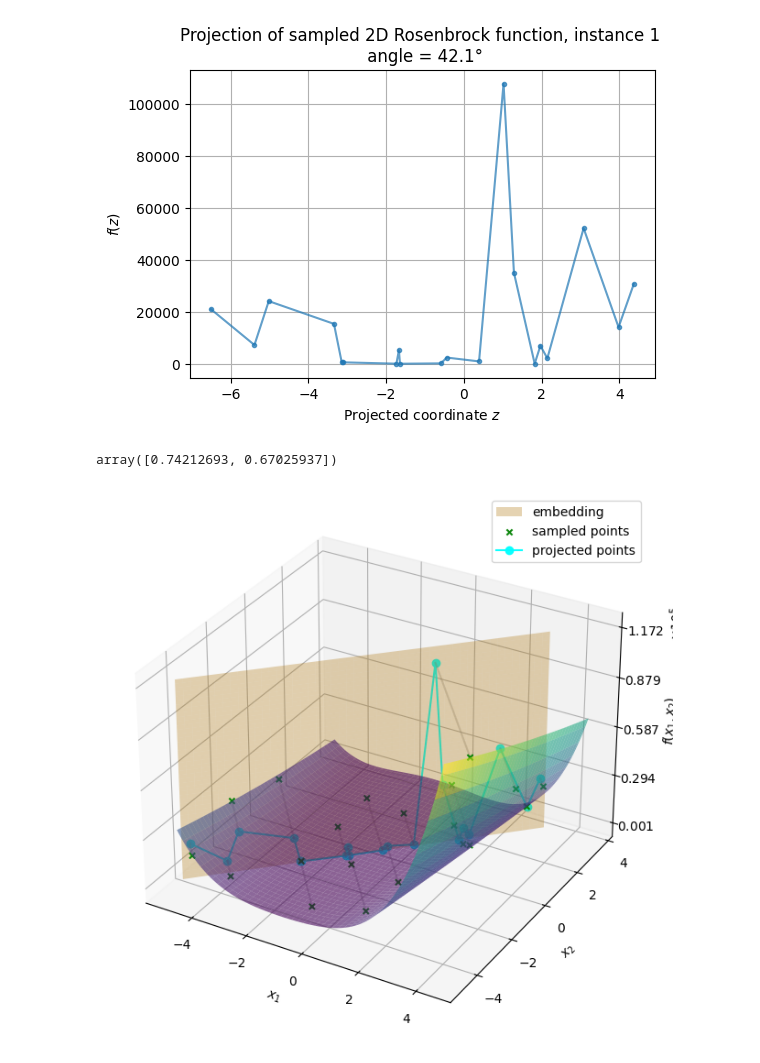
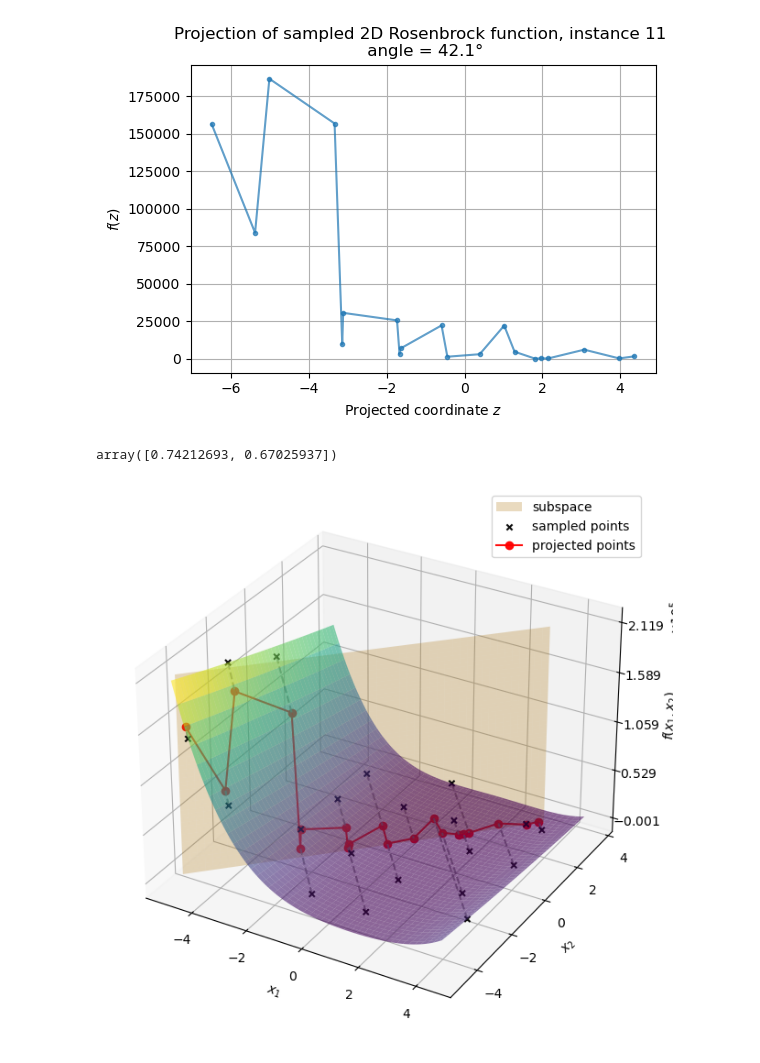
Before and after one commit to olarterodriguezivan/Dimensionality-Reduction-and-Projections, a Jupyter notebook: plotting_scripts/Untitled-1 copy.ipynb, the cells around one changed output. Cells and saved outputs as stored; diff of their text form; code cells hidden in the pictures.

```diff
--- a/plotting_scripts/Untitled-1 copy.ipynb
+++ b/plotting_scripts/Untitled-1 copy.ipynb
@@ -26,7 +26,7 @@ X = LatinHypercube(d=DIMENSION, optimization="lloyd",
                    seed=RANDOM_SEED).random(N_SAMPLES) * 10 - 5  # scale to [-5, 5]
 
 # Evaluate the problem
-func = get_problem(fid=8,instance=1,dimension=2)
+func = get_problem(fid=8,instance=11,dimension=2)
 f = np.array(func(X))
 
 
@@ -66,7 +66,7 @@ plt.grid(True)
 plt.savefig("1D_projection_{}_inst{}_angle{:.1f}.pdf".format(func.meta_data.name,func.meta_data.instance,angle_deg), bbox_inches='tight')
 plt.show()
 # %% [output]
-[figure, old version]
+[figure, new version]
 # %%
 u
 # %% [output]
@@ -148,37 +148,38 @@ ax.plot_surface(
     X_plane,
     Y_plane,
     Z,
     color='orange',
-    alpha=0.3,
-    label="embedding"
+    alpha=0.25,
+    label="subspace"
 )
 
-ax.scatter(X[:, 0], X[:, 1], f, c='green', marker='x', alpha=0.95, label="sampled points")
-ax.plot(t_proj[:,0],t_proj[:,1], f, c='cyan', marker='o', alpha= 0.95, linestyle="-", label="projected points")
+ax.scatter(X[:, 0], X[:, 1], f, c='black', marker='x', alpha=0.95, label="sampled points")
+ax.plot(t_proj[:,0],t_proj[:,1], f, c='red', marker='o', alpha= 0.95, linestyle="-", label="projected points")
 
 for i in range(len(X)):
     ax.plot(
         [X[i,0], t_proj[i,0]],
         [X[i,1], t_proj[i,1]],
         [f[i],     f[i]],
-        color='gray',
-        alpha=0.3,
+        color='grey',
+        linestyle='--',
+        alpha=0.8,
 
     )
 
 fmt = ScalarFormatter(useMathText=True)
 fmt.set_scientific(True)
 fmt.set_powerlimits((0, 5))
 
 ax.zaxis.set_major_formatter(fmt)
 ax.zaxis.get_offset_text().set_visible(True)
 
 ax.set_zticks(np.linspace(zmin, zmax, 5))
 #fig.subplots_adjust(left=0.05, right=0.75, bottom=0.05, top=0.95)
 ax.set_zlabel('$f(x_1, x_2)$', labelpad=5)
 
 ax.legend()
 plt.savefig("2d_surf_{}_inst{}_angle{:.1f}.pdf".format(func.meta_data.name,func.meta_data.instance,angle_deg))
 plt.show()
 # %% [output]
-[figure, old version]
+[figure, new version]
```
Also changed, not shown: 1 other file.
